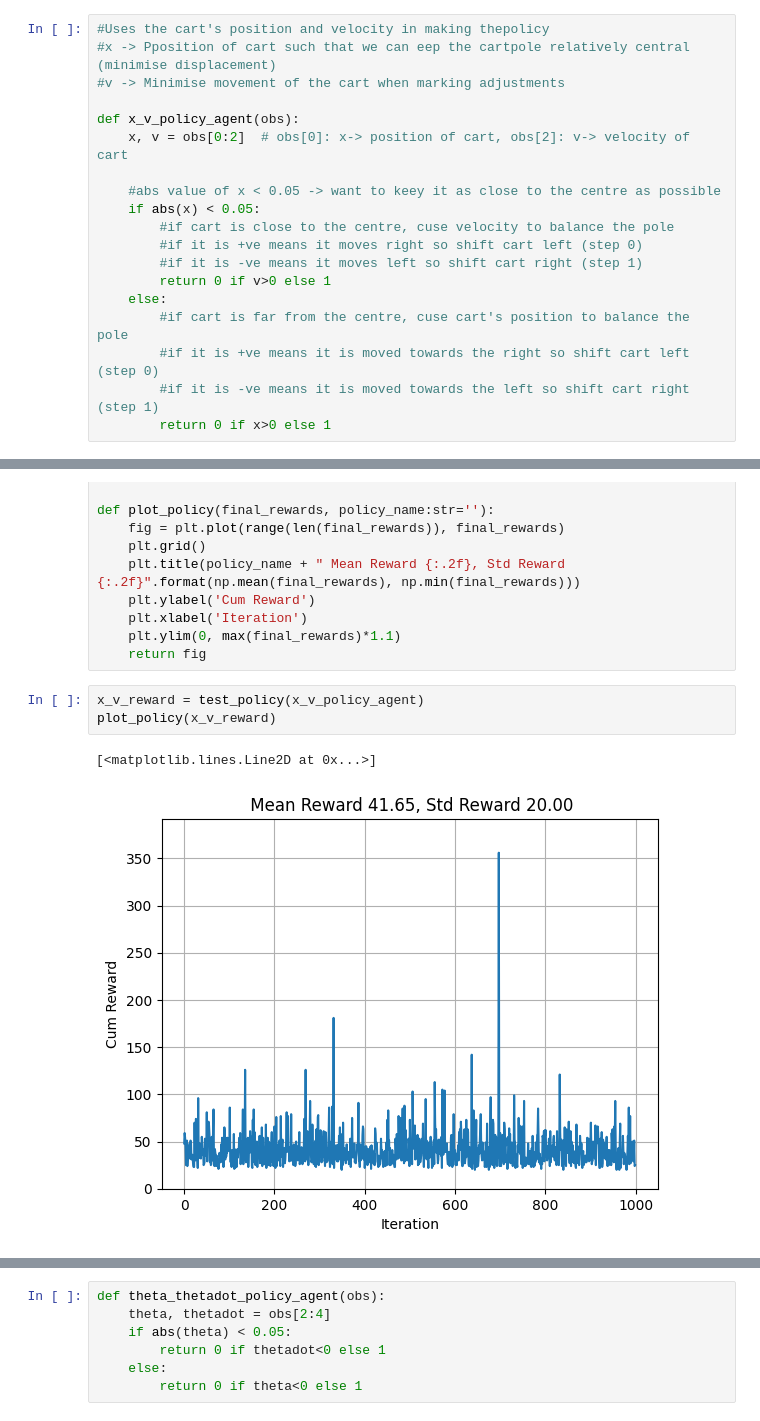
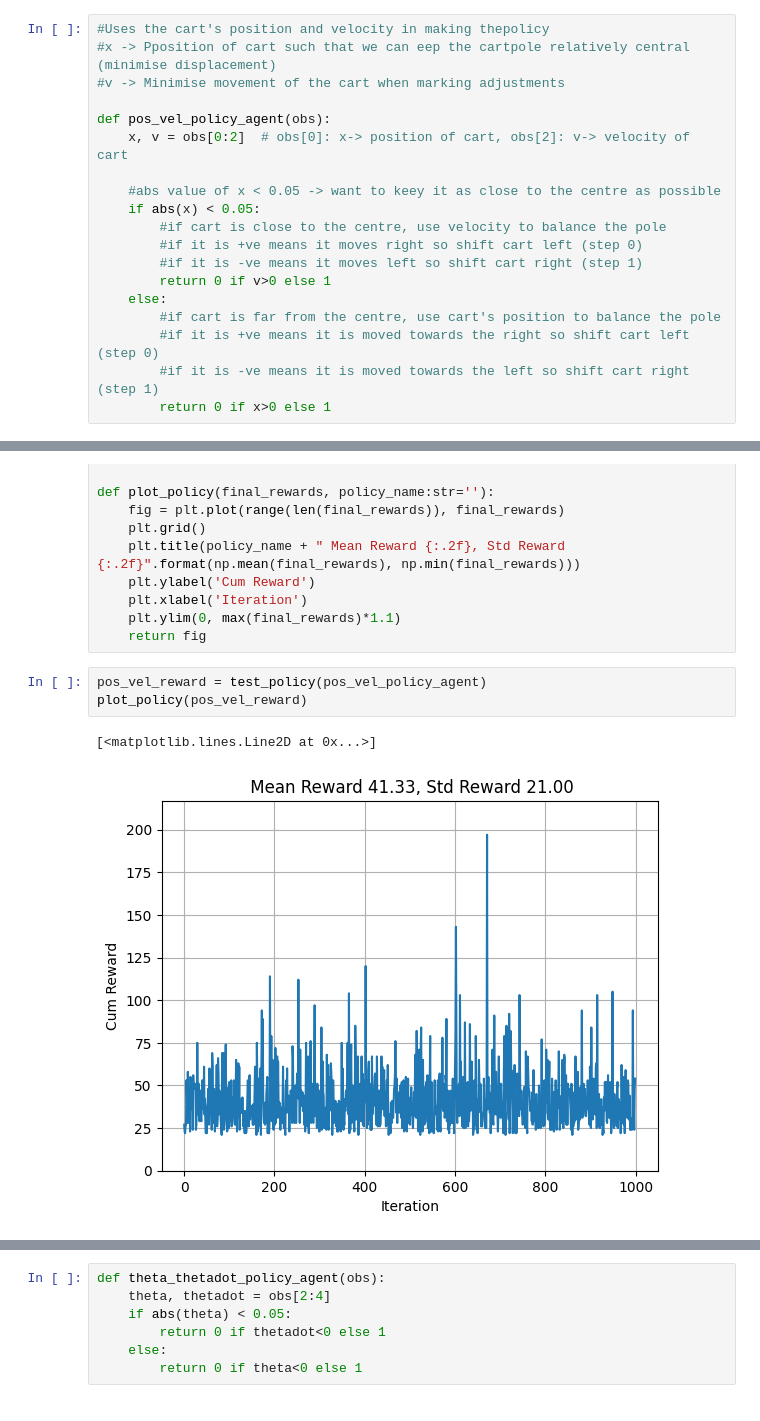
Before and after one commit to keith-ang23/SC3000-Artificial-Intelligence, a Jupyter notebook: SC3000_Project_1.ipynb, the cells around one changed output, grey strips where cells are left out. Cells and saved outputs as stored; diff of their text form.

```diff
--- a/SC3000_Project_1.ipynb
+++ b/SC3000_Project_1.ipynb
@@ -155,17 +154,17 @@ Development of an RL agent. Demonstrate the correctness of the implementation by
 #x -> Pposition of cart such that we can eep the cartpole relatively central (minimise displacement)
 #v -> Minimise movement of the cart when marking adjustments
 
-def x_v_policy_agent(obs):
+def pos_vel_policy_agent(obs):
     x, v = obs[0:2]  # obs[0]: x-> position of cart, obs[2]: v-> velocity of cart
 
     #abs value of x < 0.05 -> want to keey it as close to the centre as possible
     if abs(x) < 0.05:
-        #if cart is close to the centre, cuse velocity to balance the pole
+        #if cart is close to the centre, use velocity to balance the pole
         #if it is +ve means it moves right so shift cart left (step 0)
         #if it is -ve means it moves left so shift cart right (step 1)
         return 0 if v>0 else 1
     else:
-        #if cart is far from the centre, cuse cart's position to balance the pole
+        #if cart is far from the centre, use cart's position to balance the pole
         #if it is +ve means it is moved towards the right so shift cart left (step 0)
         #if it is -ve means it is moved towards the left so shift cart right (step 1)
         return 0 if x>0 else 1
@@ -195,11 +194,11 @@ def plot_policy(final_rewards, policy_name:str=''):
     plt.ylim(0, max(final_rewards)*1.1)
     return fig
 # %%
-x_v_reward = test_policy(x_v_policy_agent)
-plot_policy(x_v_reward)
+pos_vel_reward = test_policy(pos_vel_policy_agent)
+plot_policy(pos_vel_reward)
 # %% [output]
 [<matplotlib.lines.Line2D at 0x...>]
-[figure, old version]
+[figure, new version]
 # %%
 env = RecordVideo(gym.make("CartPole-v1"), "./video")
 observation = env.reset()
```
Also changed, not shown: parts of 62 cells of this notebook.
